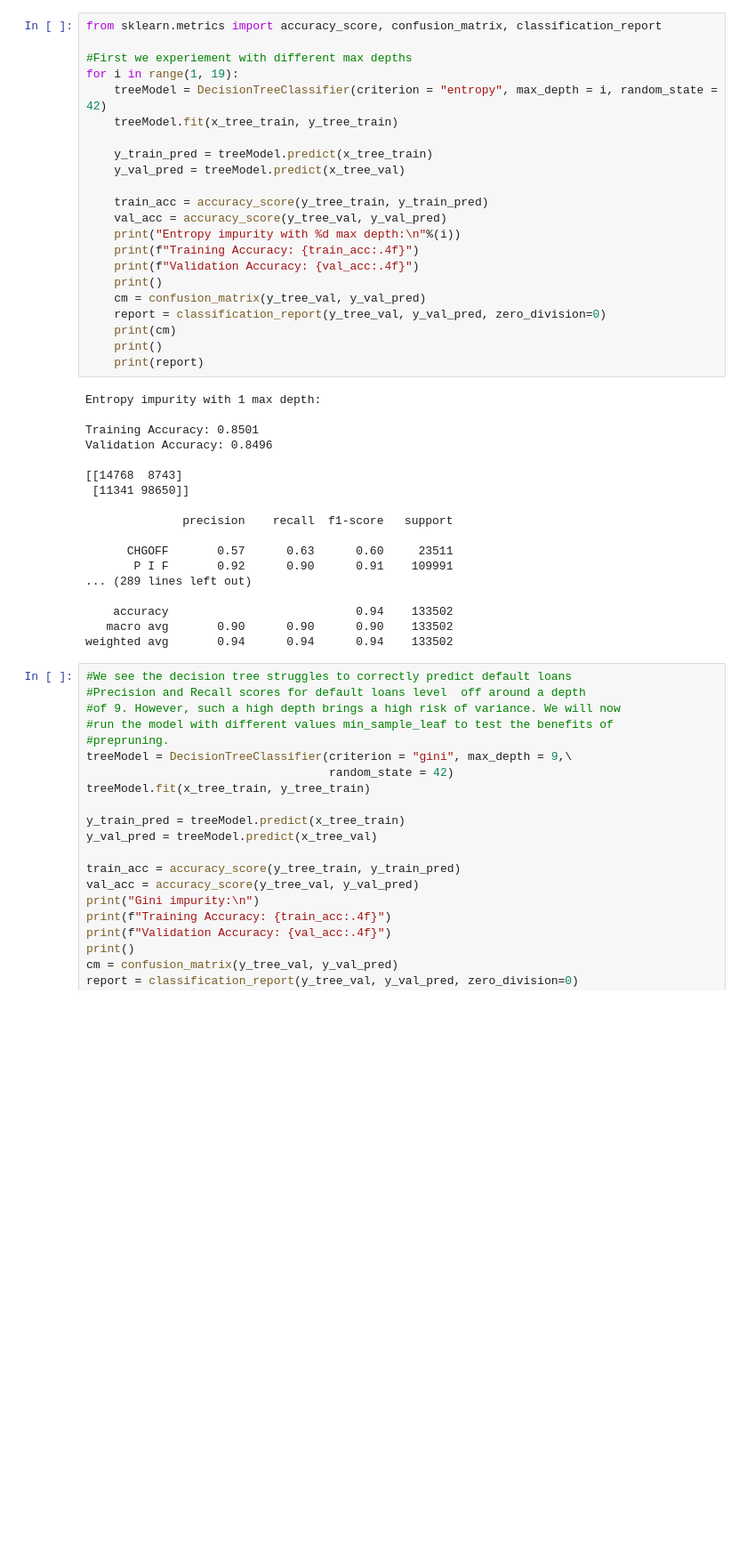
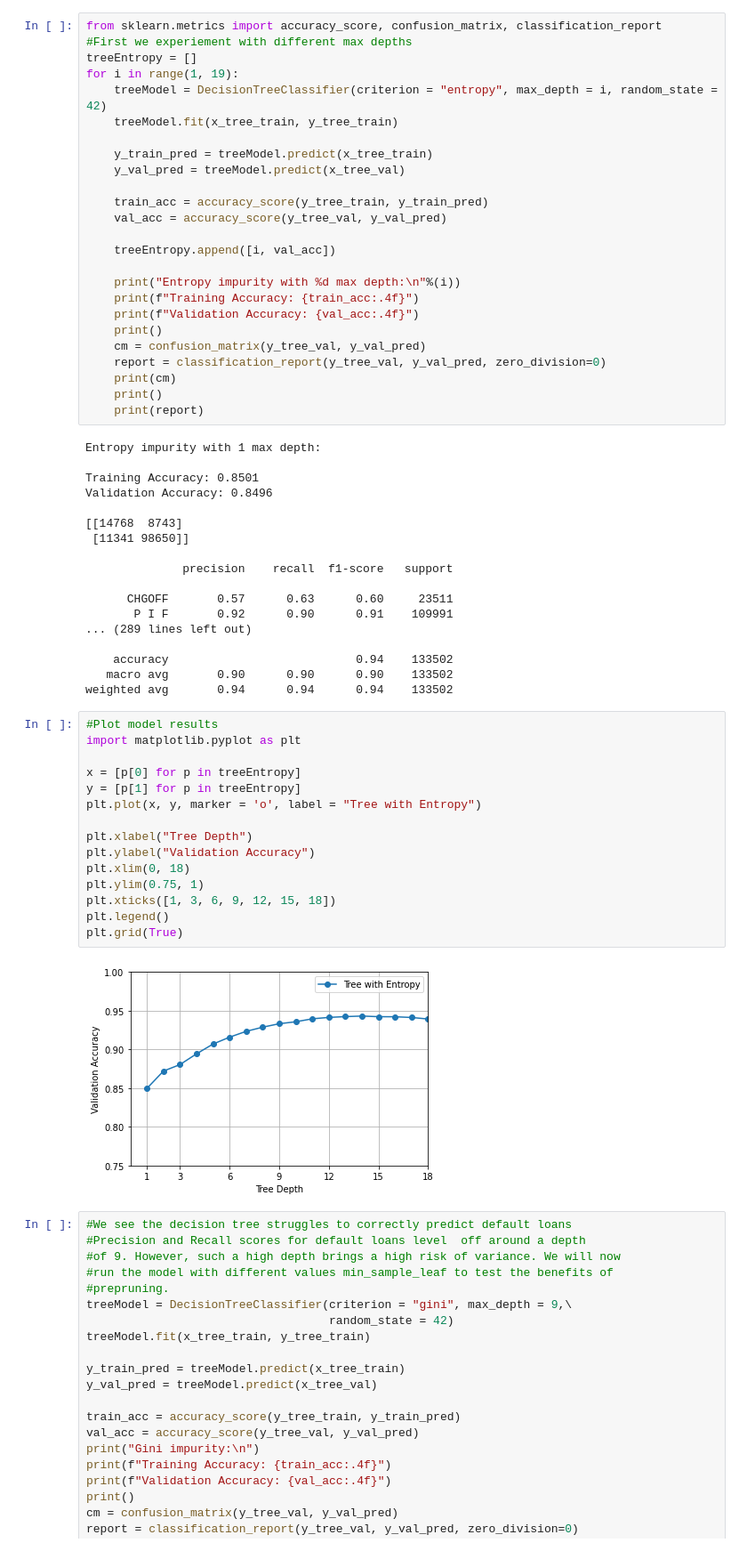
Before and after one commit to emr75/LoanAnalysis, a Jupyter notebook: mlProject.ipynb, the cells around one changed output. Shown: that part at 89% size. Cells and saved outputs as stored; diff of their text form; blank space fills up the shorter version.

Commit message:
added depth chart to notebook

```diff
--- a/mlProject.ipynb
+++ b/mlProject.ipynb
@@ -279,8 +279,8 @@ for col in categoricalFeatures:
     x_tree_test[col] = le.transform(x_tree_test[col])
 # %%
 from sklearn.metrics import accuracy_score, confusion_matrix, classification_report
-
 #First we experiement with different max depths
+treeEntropy = []
 for i in range(1, 19):
     treeModel = DecisionTreeClassifier(criterion = "entropy", max_depth = i, random_state = 42)
     treeModel.fit(x_tree_train, y_tree_train)
@@ -290,6 +290,9 @@ for i in range(1, 19):
 
     train_acc = accuracy_score(y_tree_train, y_train_pred)
     val_acc = accuracy_score(y_tree_val, y_val_pred)
+
+    treeEntropy.append([i, val_acc])
+
     print("Entropy impurity with %d max depth:\n"%(i))
     print(f"Training Accuracy: {train_acc:.4f}")
     print(f"Validation Accuracy: {val_acc:.4f}")
@@ -317,6 +320,23 @@ Validation Accuracy: 0.8496
     accuracy                           0.94    133502
    macro avg       0.90      0.90      0.90    133502
 weighted avg       0.94      0.94      0.94    133502
+# %%
+#Plot model results
+import matplotlib.pyplot as plt
+
+x = [p[0] for p in treeEntropy]
+y = [p[1] for p in treeEntropy]
+plt.plot(x, y, marker = 'o', label = "Tree with Entropy")
+
+plt.xlabel("Tree Depth")
+plt.ylabel("Validation Accuracy")
+plt.xlim(0, 18)
+plt.ylim(0.75, 1)
+plt.xticks([1, 3, 6, 9, 12, 15, 18])
+plt.legend()
+plt.grid(True)
+# %% [output]
+[figure, added]
 # %%
 #We see the decision tree struggles to correctly predict default loans
 #Precision and Recall scores for default loans level  off around a depth
```
